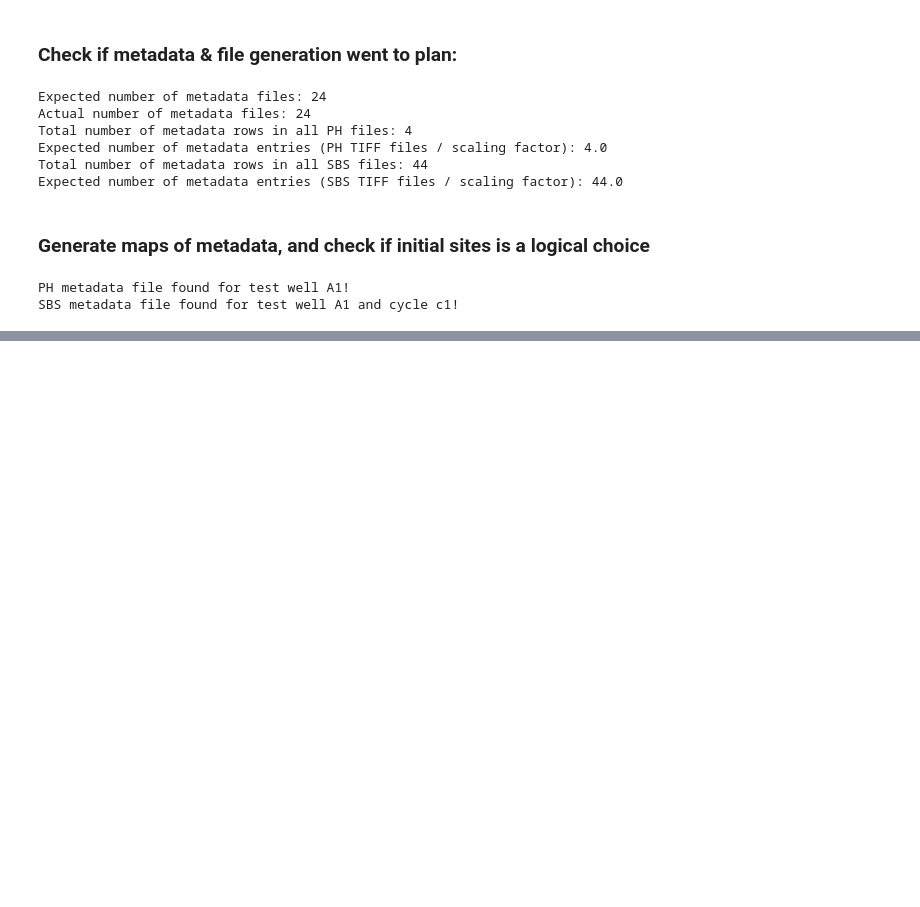
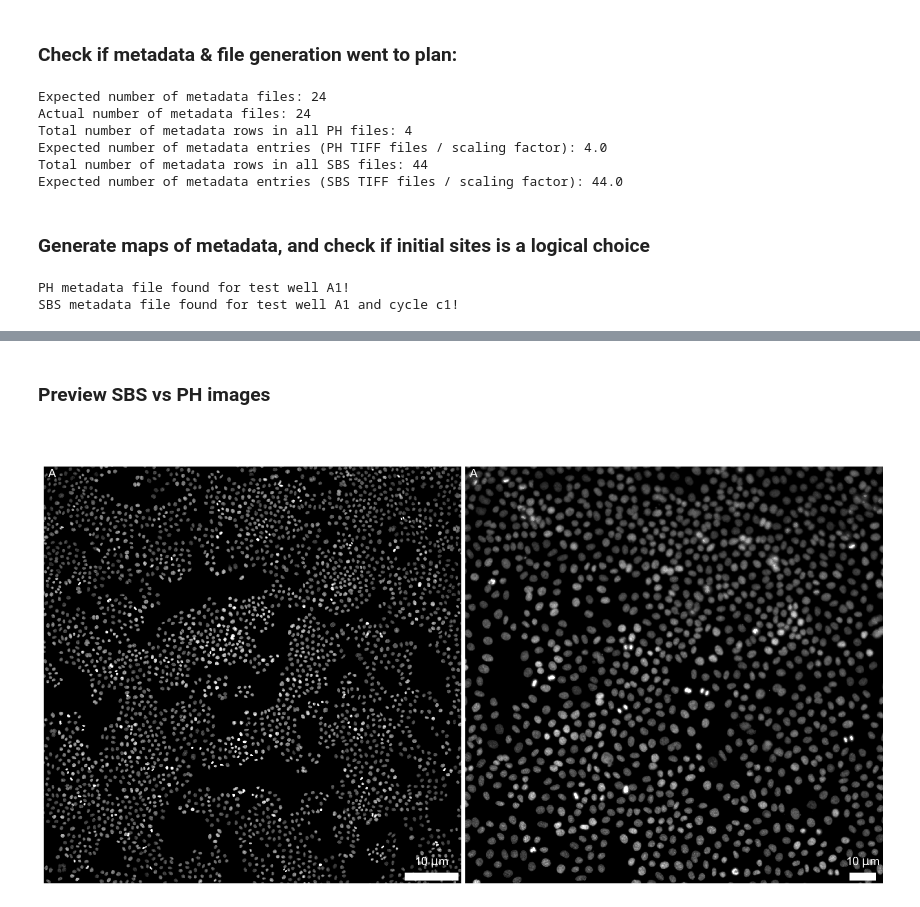
Before and after one commit to cheeseman-lab/OpticalPooledScreens, a Jupyter notebook: example_analysis/0_preprocessing/0_preprocessing_eval.ipynb, the cells around one changed output, grey strips where cells are left out. Saved outputs shown, nothing was run; the diff lists cells and outputs as text; code cells hidden in the pictures; blank space fills up the shorter version.

```diff
--- a/example_analysis/0_preprocessing/0_preprocessing_eval.ipynb
+++ b/example_analysis/0_preprocessing/0_preprocessing_eval.ipynb
@@ -251,0 +412,10 @@ Grid view of combined metadata X-Y positions:
+# %% [markdown]
+### Preview SBS vs PH images
+# %%
+# Create a panel to compare DAPI images from SBS and PH
+panel_dapi_merged = Micropanel(rows=1, cols=2, figscaling=8)
+panel_dapi_merged.add_element([0,0], microim0_sbs)
+panel_dapi_merged.add_element([0,1], microim0_ph)
+panel_dapi_merged.add_channel_label()
+# %% [output]
+[figure, added]
```
Also changed, not shown: parts of 5 cells of this notebook, 3 other files.
